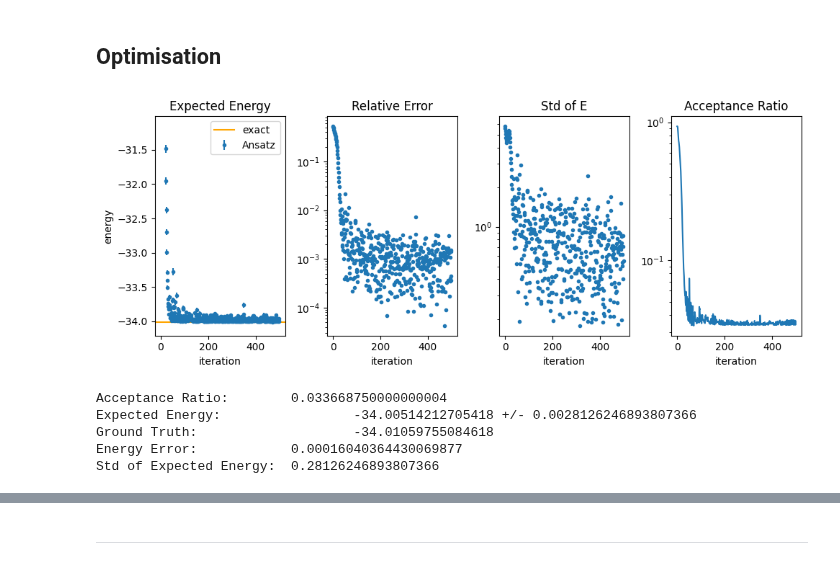
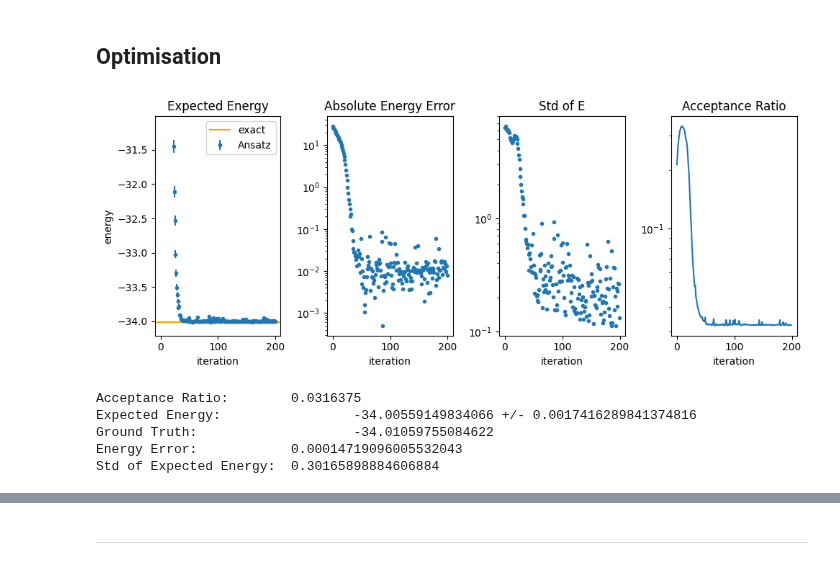
Before and after one commit to evanwonisch/NeuralQuantumStates, a Jupyter notebook: run/ising/ising_4x4.ipynb, the cells around one changed output, grey strips where cells are left out. Saved outputs shown, nothing was run; the diff lists cells and outputs as text; code cells hidden in the pictures.

```diff
--- a/run/ising/ising_4x4.ipynb
+++ b/run/ising/ising_4x4.ipynb
@@ -108,11 +108,9 @@ class NN(nn.Module):
     """
     @nn.compact
     def __call__(self, x):
-        x = nn.Dense(10, name="dense1", param_dtype="float64", bias_init=jax.random.normal)(x)
+        x = nn.Dense(16, name="dense1", param_dtype="float64", bias_init=jax.random.normal)(x)
         x = act(x)
-        x = nn.Dense(10, name="dense2", param_dtype="float64", bias_init=jax.random.normal)(x)
-        x = act(x)
-        x = nn.Dense(1, name="dense3", param_dtype="float64", bias_init=jax.random.normal)(x)
+        x = jnp.sum(x, axis = -1)
 
         return jnp.squeeze(x)
 # %% [markdown]
@@ -132,7 +130,7 @@ class Ansatz(module.wavefunctions.Wavefunction):
 
 
     def calc_logpsi(self, parameters, x):
-        logpsi = jnp.log(self.nn.apply(parameters["nn"], x) + 0.j)
+        logpsi = self.nn.apply(parameters["nn"], x)
 
         return logpsi
 # %%
@@ -206,7 +204,7 @@ def eval_S(orbital, parameters, samples, v):
     s1 = eval_S1(orbital, parameters, samples, v)
     s2 = eval_S2(orbital, parameters, samples, v)
     return jax.tree_util.tree_map(lambda a,b: jnp.real(a-b), s1, s2)
-eps = 1e-3
+eps = 1e-2
 
 def reg_S(ansatz, param, samples, v):
     u = eval_S(ansatz, param, samples, v)
@@ -221,12 +219,13 @@ def calc_natural_grad(param, samples):
 stats = {"E":[], "dE":[], "ratio":[], "N_samples": []}
 param = ansatz.init_param(key)
 # %%
-N = 5000
-epoch = 500
+N = 2000
+epoch = 200
 
 # define
-optimizer = optax.sgd(learning_rate=optax.linear_schedule(0.01,1e-4, 200))
+optimizer = optax.sgd(learning_rate=0.01)
 
 # initialise
 optimizer_state = optimizer.init(param)
+hamiltonian_jax = hamiltonian.to_pauli_strings().to_jax_operator()
 # %%
@@ -253,38 +251,38 @@ for key_ in stats.keys():
 f, ax = plt.subplots(1, 4, figsize = (10, 4))
 i = np.arange(len(stats["E"]))
 
 ax[0].errorbar(i, numpy_stats["E"], yerr = numpy_stats["dE"]/jnp.sqrt(numpy_stats["N_samples"]), fmt = ".", label = "Ansatz")
 ax[0].set_title("Expected Energy")
 ax[0].axhline(E_f, label = "exact", color = "orange")
 ax[0].legend(loc = "upper right")
 ax[0].set_ylim(E_f-0.2, E_f+3)
 ax[0].set_xlabel("iteration")
 ax[0].set_ylabel("energy")
 
-ax[1].scatter(i, jnp.abs(numpy_stats["E"]-E_f)/-E_f , label = "error", marker = ".")
-ax[1].set_title("Relative Error")
+ax[1].scatter(i, jnp.abs(numpy_stats["E"]-E_f) , label = "error", marker = ".")
+ax[1].set_title("Absolute Energy Error")
 ax[1].set_yscale("log")
 ax[1].set_xlabel("iteration")
 # ax[1].set_xlim(i[-20], i[-1])
 
 ax[2].scatter(i, stats["dE"], marker = ".")
 ax[2].set_title("Std of E")
 ax[2].set_yscale("log")
 ax[2].set_xlabel("iteration")
 
 ax[3].plot(stats["ratio"])
 # ax[3].set_ylim(0,1)
 ax[3].set_title("Acceptance Ratio")
 ax[3].set_xlabel("iteration")
 ax[3].set_yscale("log")
 
 f.tight_layout()
 
 # n_param = sum(x.size for x in jax.tree_util.tree_leaves(param))
 # %% [output]
-[figure, old version]
+[figure, new version]
 # %%
-N = 10000
+N = 30000
 key, _ = jax.random.split(key)
 samples, ratio = get_samples(N)
 hamiltonian_jax = hamiltonian.to_pauli_strings().to_jax_operator()
@@ -295,11 +293,11 @@ print("Ground Truth:\t\t\t", E_f)
 print("Energy Error:\t\t", (jnp.mean(H_loc) - E_f)/jnp.abs(E_f))
 print("Std of Expected Energy:\t", jnp.std(H_loc))
 # %% [output]
-Acceptance Ratio:        0.033668750000000004
-Expected Energy:                 -34.00514212705418 +/- 0.0028126246893807366
-Ground Truth:                    -34.01059755084618
-Energy Error:            0.00016040364430069877
-Std of Expected Energy:  0.28126246893807366
+Acceptance Ratio:        0.0316375
+Expected Energy:                 -34.00559149834066 +/- 0.0017416289841374816
+Ground Truth:                    -34.01059755084622
+Energy Error:            0.00014719096005532043
+Std of Expected Energy:  0.30165898884606884
 # %%
 all_states = jnp.array([state for state in hi.states()])
 psi = ansatz.calc_psi(param, all_states)
```
Also changed, not shown: parts of 4 cells of this notebook.
